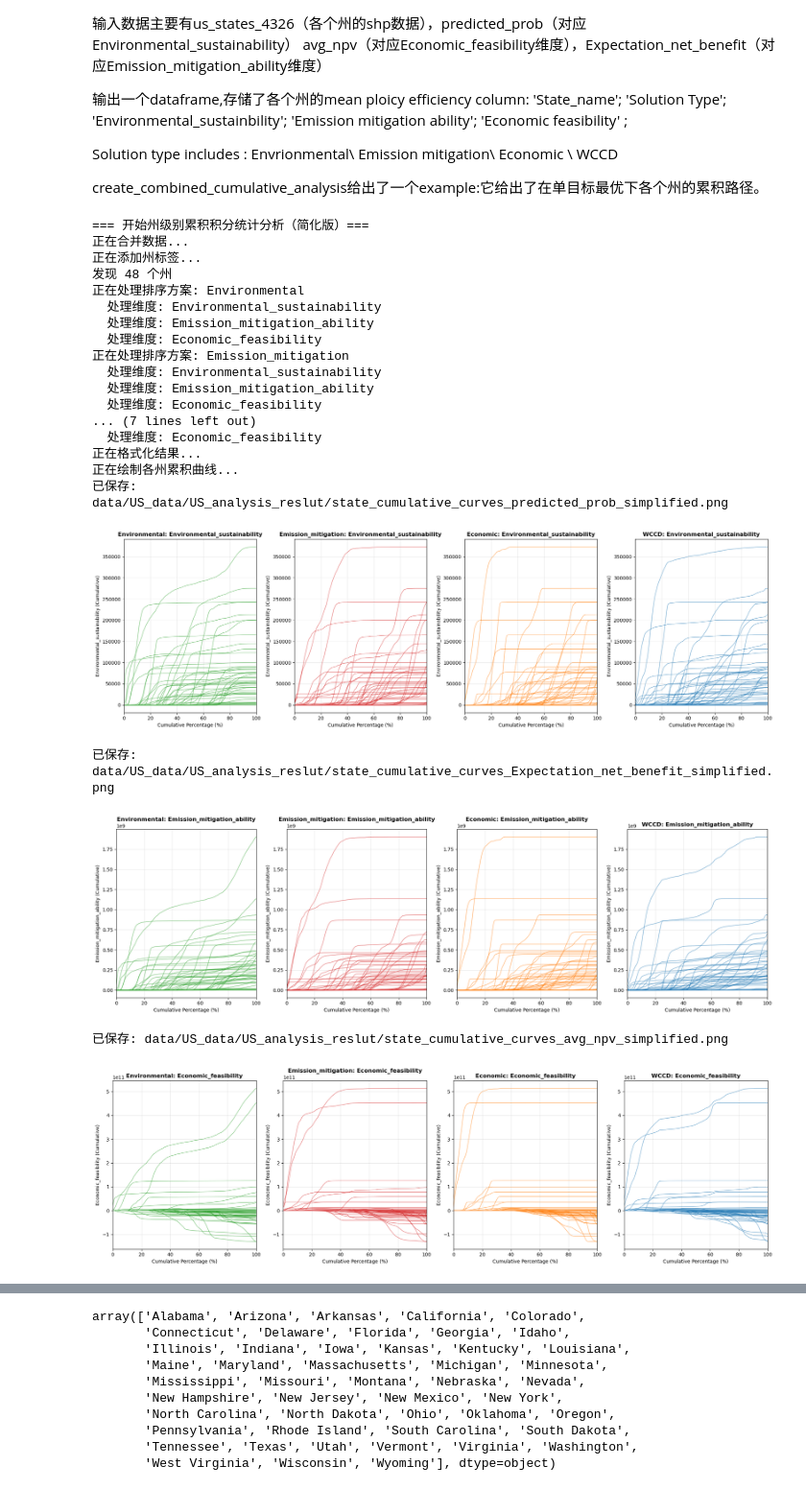
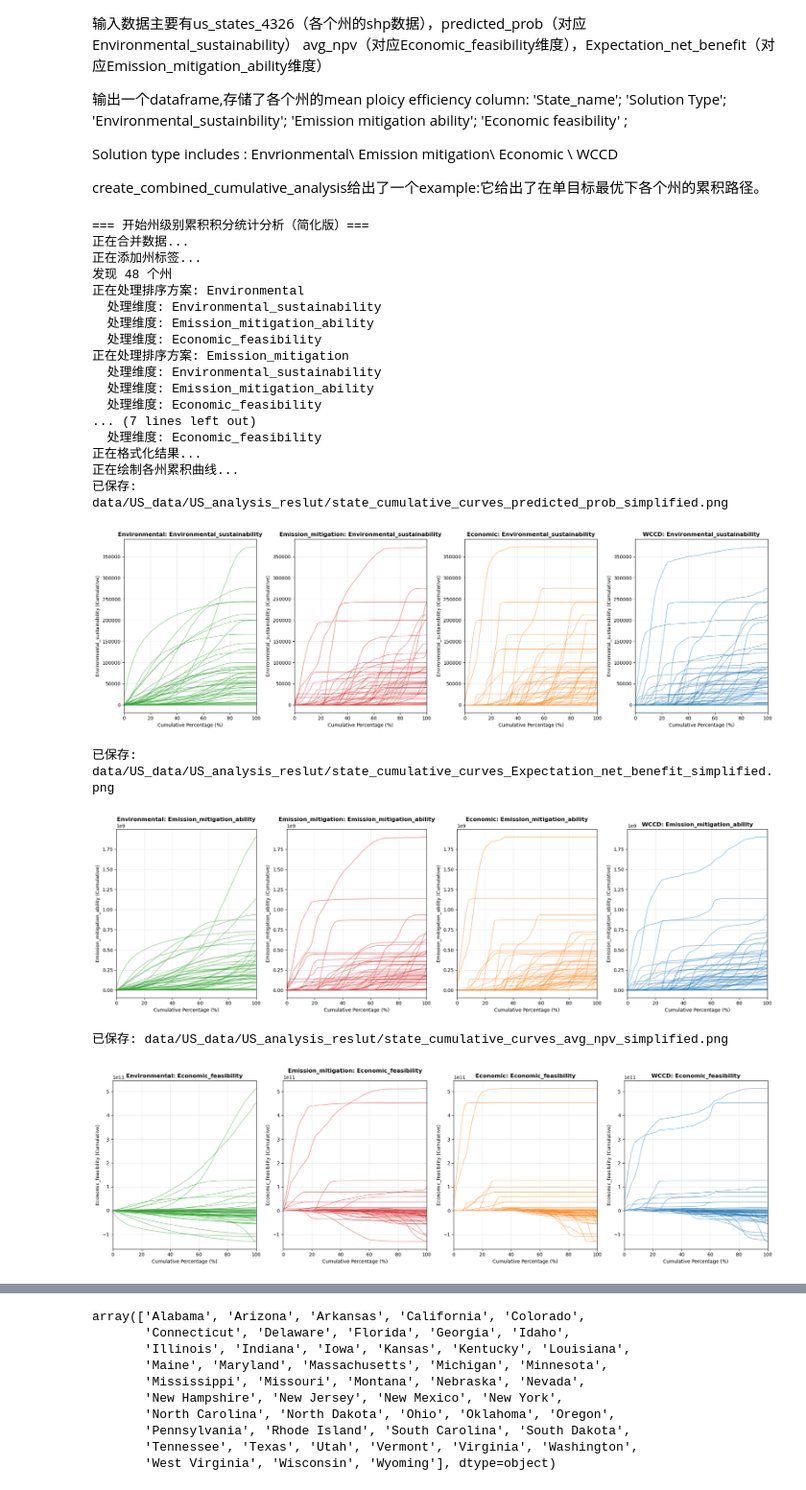
Before and after one commit to px39n/Landuse_Zhong, a Jupyter notebook: 7.1 Analysis_State_level.ipynb, the cells around one changed output, grey strips where cells are left out. Shown at 96% size. Saved outputs shown, nothing was run; the diff lists cells and outputs as text; code cells hidden in the pictures.

```diff
--- a/7.1 Analysis_State_level.ipynb
+++ b/7.1 Analysis_State_level.ipynb
@@ -750,11 +751,11 @@ def calculate_state_integration_analysis_simplified(pixel_optimized_data, us_sta
         if solution_type == 'WCCD':
             sort_values = merged_data['ccd_optimized'].values
         elif solution_type == 'Environmental':
-            sort_values = merged_data['predicted_prob'].values* area_values
+            sort_values = merged_data['predicted_prob'].values
         elif solution_type == 'Emission_mitigation':
-            sort_values = merged_data['Expectation_net_benefit'].values * area_values
+            sort_values = merged_data['Expectation_net_benefit'].values
         elif solution_type == 'Economic':
-            sort_values = merged_data['avg_npv'].values * area_values
+            sort_values = merged_data['avg_npv'].values
 
         # 7.2 创建总体精细分位数区间
         fine_percentiles = np.arange(100, -0.5, -0.5)
@@ -936,38 +937,38 @@ if __name__ == "__main__":
     # 保存结果
     output_path = 'data/US_data/US_analysis_reslut/state_integration_analysis_simplified.csv'
     state_integration_results.to_csv(output_path, index=False)
     print(f"\n结果已保存到: {output_path}")
 
     # 显示结果摘要
     print(f"\n=== 结果摘要 ===")
     print(f"各排序方案的平均积分:")
     summary = state_integration_results.groupby('Solution_Type')[['Environmental_sustainability',
                                                                 'Emission_mitigation_ability',
                                                                 'Economic_feasibility']].mean()
     print(summary.round(6))
 # %% [output]
 === 开始州级别累积积分统计分析（简化版）===
 正在合并数据...
 正在添加州标签...
 发现 48 个州
 正在处理排序方案: Environmental
   处理维度: Environmental_sustainability
   处理维度: Emission_mitigation_ability
   处理维度: Economic_feasibility
 正在处理排序方案: Emission_mitigation
   处理维度: Environmental_sustainability
   处理维度: Emission_mitigation_ability
   处理维度: Economic_feasibility
 ... (7 lines left out)
   处理维度: Economic_feasibility
 正在格式化结果...
 正在绘制各州累积曲线...
 已保存: data/US_data/US_analysis_reslut/state_cumulative_curves_predicted_prob_simplified.png
-[figure, old version]
+[figure, new version]
 已保存: data/US_data/US_analysis_reslut/state_cumulative_curves_Expectation_net_benefit_simplified.png
-[figure, old version]
+[figure, new version]
 已保存: data/US_data/US_analysis_reslut/state_cumulative_curves_avg_npv_simplified.png
-[figure, old version]
+[figure, new version]
 === 州级别累积积分统计完成 ===
 总州数: 48
 总记录数: 192
```
Also changed, not shown: parts of 14 cells of this notebook, 2 other files.
